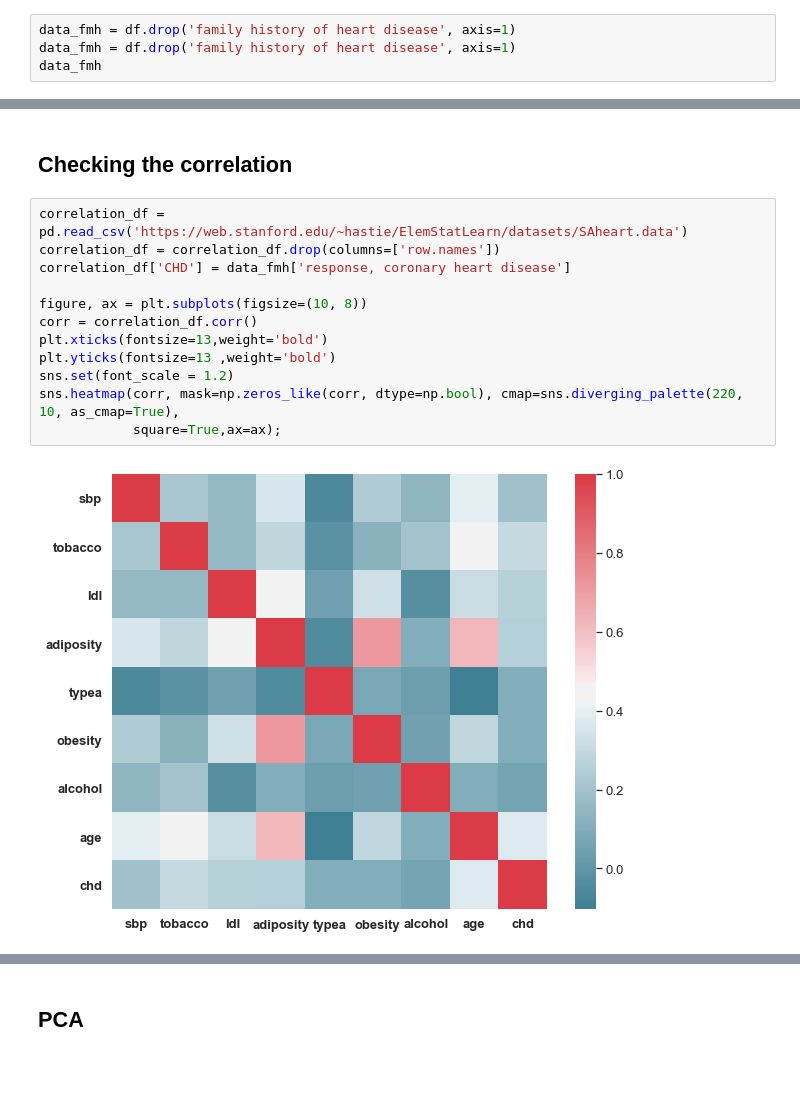
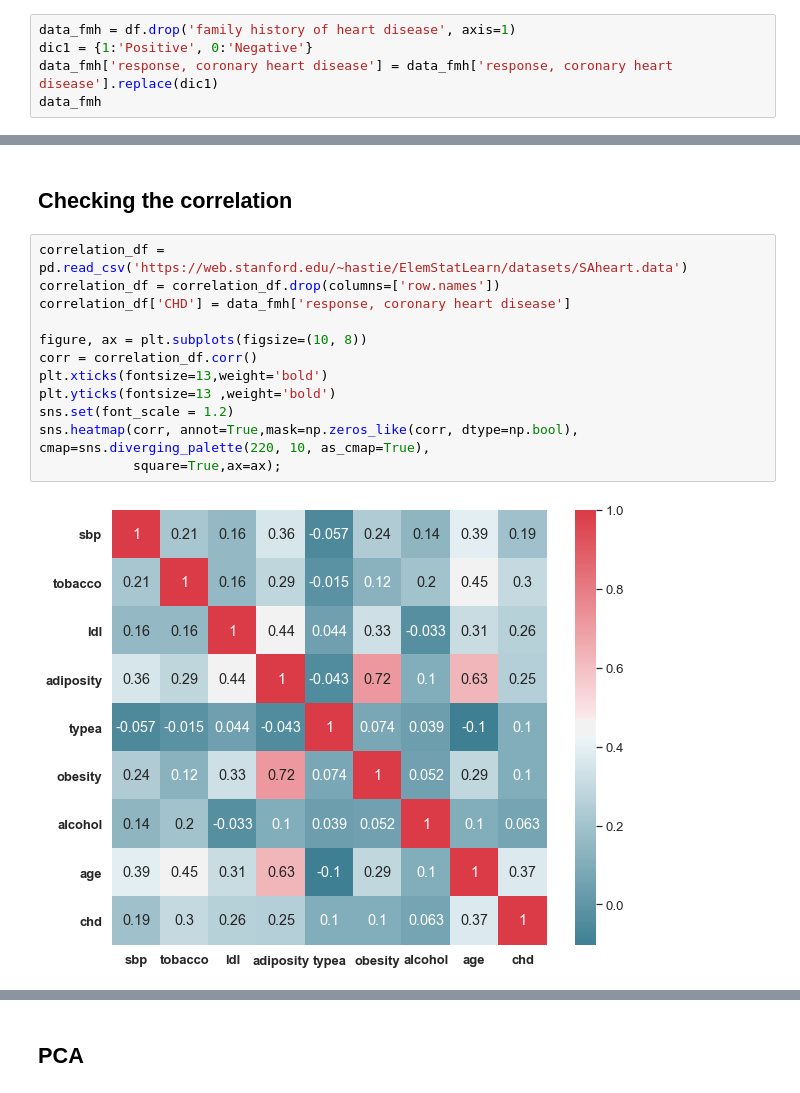
Before and after one commit to KrishnaMohinani/SAheart, a Jupyter notebook: SA Heart.ipynb, the cells around one changed output, grey strips where cells are left out. Saved outputs shown, nothing was run; the diff lists cells and outputs as text.

```diff
--- a/SA Heart.ipynb
+++ b/SA Heart.ipynb
@@ -125,6 +89,7 @@ data
 # %%
 data_fmh = df.drop('family history of heart disease', axis=1)
-data_fmh = df.drop('family history of heart disease', axis=1)
+dic1 = {1:'Positive', 0:'Negative'}
+data_fmh['response, coronary heart disease'] = data_fmh['response, coronary heart disease'].replace(dic1)
 data_fmh
 # %% [output]
 |  | systolic blood pressure | tobacco (kg) | cholesterol | adiposity | type-A behavior | obesity | ... |
@@ -260,15 +226,15 @@ fig.suptitle('Histogram of all features', fontsize=20, fontweight='bold');
 # %%
 correlation_df = pd.read_csv('https://web.stanford.edu/~hastie/ElemStatLearn/datasets/SAheart.data')
 correlation_df = correlation_df.drop(columns=['row.names'])
 correlation_df['CHD'] = data_fmh['response, coronary heart disease']
 
 figure, ax = plt.subplots(figsize=(10, 8))
 corr = correlation_df.corr()
 plt.xticks(fontsize=13,weight='bold')
 plt.yticks(fontsize=13 ,weight='bold')
 sns.set(font_scale = 1.2)
-sns.heatmap(corr, mask=np.zeros_like(corr, dtype=np.bool), cmap=sns.diverging_palette(220, 10, as_cmap=True),
+sns.heatmap(corr, annot=True,mask=np.zeros_like(corr, dtype=np.bool), cmap=sns.diverging_palette(220, 10, as_cmap=True),
             square=True,ax=ax);
 # %% [output]
-[figure, old version]
+[figure, new version]
 # %%
```
Also changed, not shown: parts of 16 cells of this notebook.
